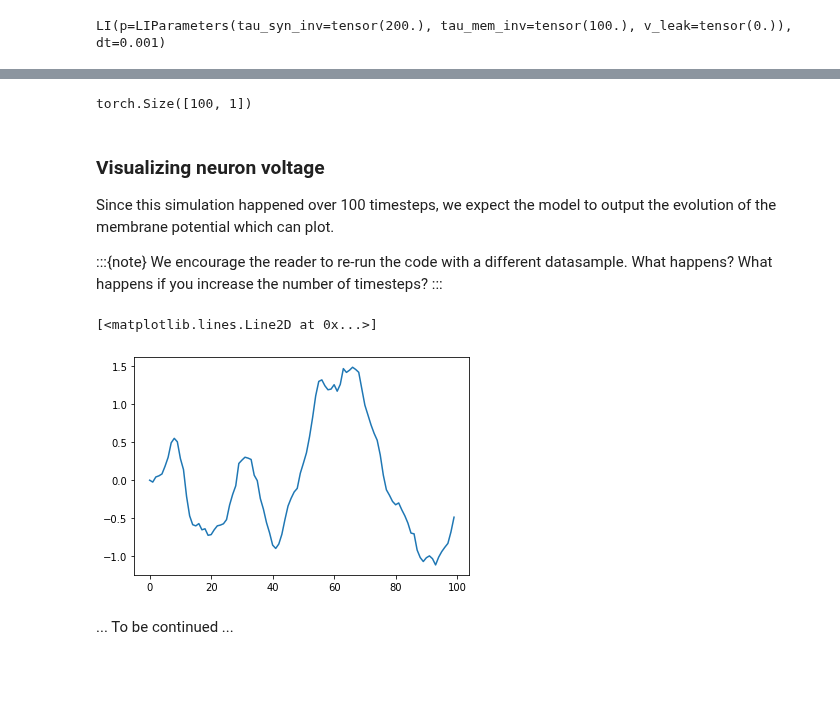
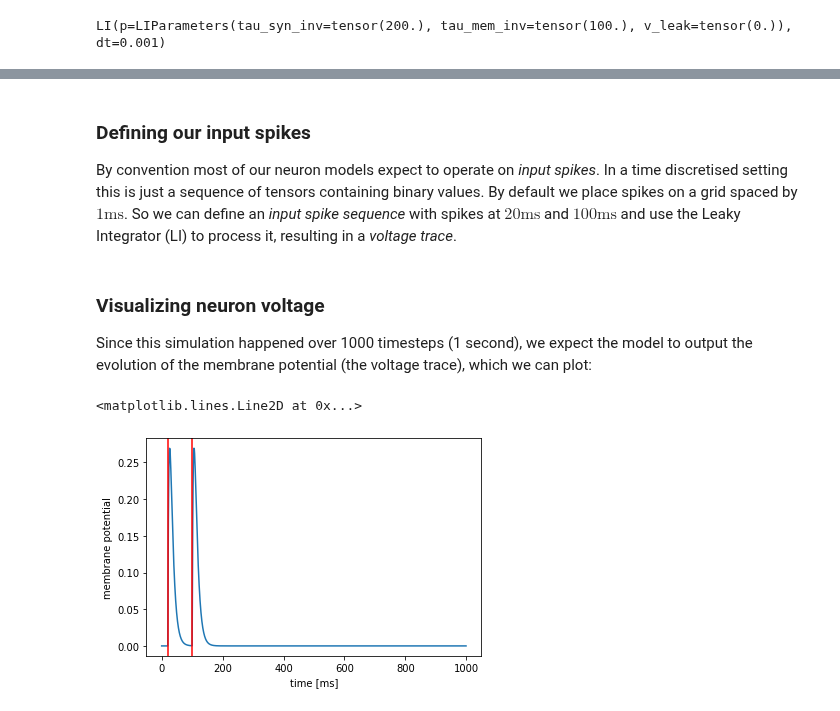
Before and after one commit to norse/norse, a Jupyter notebook: _sources/pages/spiking.ipynb, the cells around one changed output, grey strips where cells are left out. Drawn from its saved outputs; the diff is of its cells as text; code cells hidden in the pictures; blank space fills up the shorter version.

```diff
--- a/_sources/pages/spiking.ipynb
+++ b/_sources/pages/spiking.ipynb
@@ -41,25 +41,28 @@ We can now create random input data $\in \mathcal{N}(0, 1)$ for 100 timesteps us
+# %% [markdown]
+### Defining our input spikes
+
+By convention most of our neuron models expect to operate on *input spikes*. In a time discretised setting this is just a sequence of tensors containing binary values. By default we place spikes on a grid spaced by $1 \text{ms}$. So we can define an *input spike sequence* with spikes at $20 \text{ms}$ and
+$100 \text{ms}$ and use the Leaky Integrator (LI) to process it, resulting in a *voltage trace*.
 # %%
 import torch
-data = torch.randn(100, 1)
-data.shape
+
+data = torch.zeros(1000,1)
+data[20] =  1.0
+data[100] = 1.0
+
+voltage_trace, _ = activation(data)
-# %% [output]
-torch.Size([100, 1])
 # %% [markdown]
 ### Visualizing neuron voltage
 
-Since this simulation happened over 100 timesteps, we expect the model to output the evolution of the membrane potential which can plot.
-
-:::{note}
-We encourage the reader to re-run the code with a different datasample. What happens? What happens if you increase the number of timesteps?
-:::
+Since this simulation happened over 1000 timesteps (1 second), we expect the model to output the evolution of the membrane potential (the voltage trace), which we can plot:
-# %%
-import matplotlib.pyplot as plt
-
-data = torch.randn(100, 1)
-voltages, _ = activation(data)
-plt.plot(voltages.detach())
-# %% [output]
-[<matplotlib.lines.Line2D at 0x...>]
-[figure, removed]
-# %% [markdown]
-... To be continued ...
+# %%
+import matplotlib.pyplot as plt
+
+plt.xlabel('time [ms]')
+plt.ylabel('membrane potential')
+plt.plot(voltage_trace.detach())
+plt.axvline(20, color='red')
+plt.axvline(100, color='red')
+# %% [output]
+<matplotlib.lines.Line2D at 0x...>
+[figure, added]
```
Also changed, not shown: parts of 13 cells of this notebook, 8 other files.
